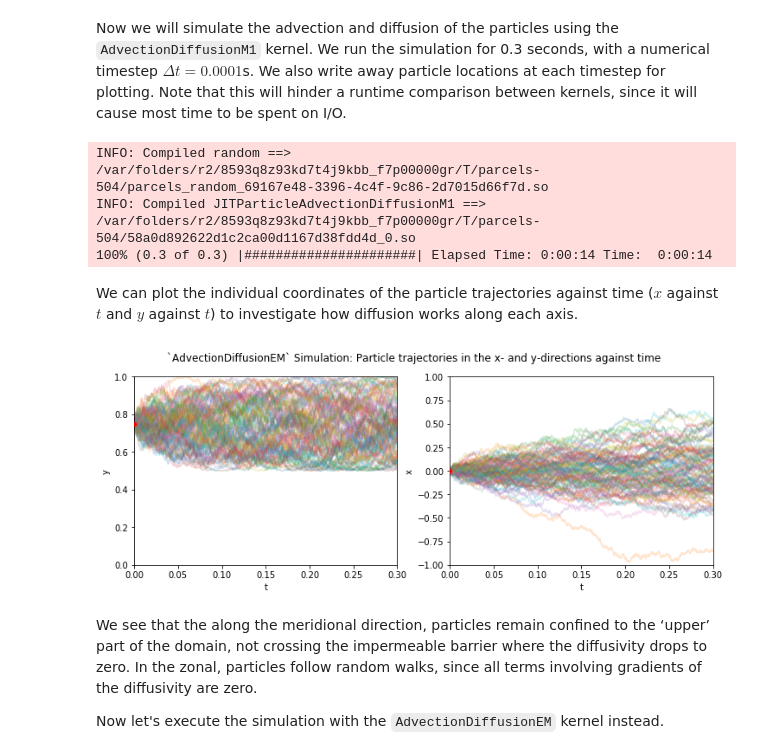
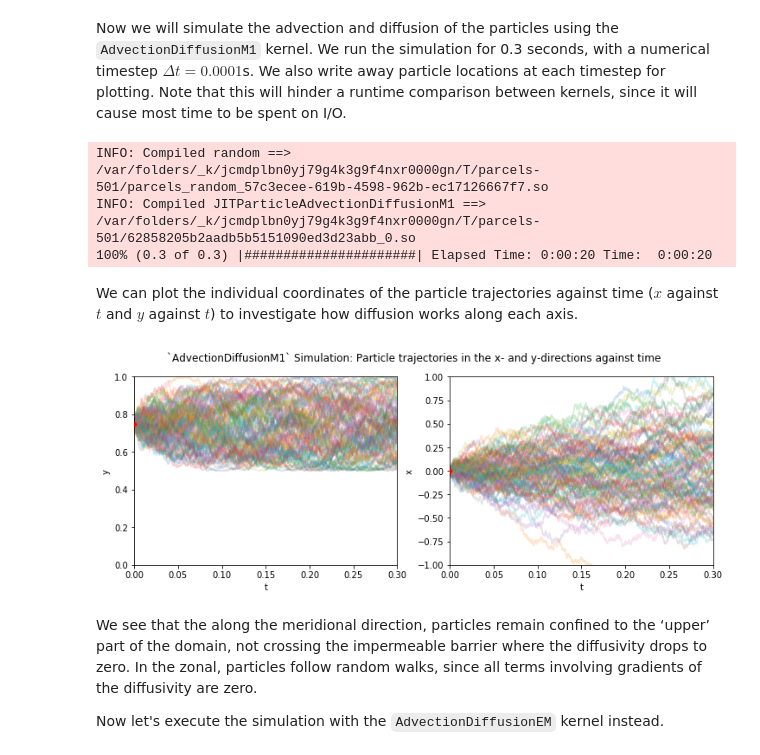
Before and after one commit to OceanParcels/Parcels, a Jupyter notebook: parcels/examples/tutorial_diffusion.ipynb, the cells around one changed output. Saved outputs shown, nothing was run; the diff lists cells and outputs as text; code cells hidden in the pictures.

Commit message:
minor plotting fixes

```diff
--- a/parcels/examples/tutorial_diffusion.ipynb
+++ b/parcels/examples/tutorial_diffusion.ipynb
@@ -89,7 +89,7 @@ from parcels import rng as random
 from parcels import (FieldSet, ParticleSet, JITParticle,
                      DiffusionUniformKh, AdvectionDiffusionM1, AdvectionDiffusionEM)
 # %%
-K_bar = 0.1   # Average diffusivity
+K_bar = 0.25   # Average diffusivity
 alpha = 1.    # Profile steepness
 L = 1.        # Basin scale
 Ny = 103      # Number of grid cells in y_direction (101 +2, one level above and one below, where fields are set to zero)
@@ -154,9 +154,9 @@ testParticles.execute(AdvectionDiffusionM1,
                       verbose_progress=True)
 output_file.close()  # to write the output to a netCDF file, since `output_file` does not close automatically when using notebooks
 # %% [output]
-INFO: Compiled random ==> /var/folders/r2/8593q8z93kd7t4j9kbb_f7p00000gr/T/parcels-504/parcels_random_69167e48-3396-4c4f-9c86-2d7015d66f7d.so
-INFO: Compiled JITParticleAdvectionDiffusionM1 ==> /var/folders/r2/8593q8z93kd7t4j9kbb_f7p00000gr/T/parcels-504/58a0d892622d1c2ca00d1167d38fdd4d_0.so
-100% (0.3 of 0.3) |######################| Elapsed Time: 0:00:14 Time:  0:00:14
+INFO: Compiled random ==> /var/folders/_k/jcmdplbn0yj79g4k3g9f4nxr0000gn/T/parcels-501/parcels_random_57c3ecee-619b-4598-962b-ec17126667f7.so
+INFO: Compiled JITParticleAdvectionDiffusionM1 ==> /var/folders/_k/jcmdplbn0yj79g4k3g9f4nxr0000gn/T/parcels-501/62858205b2aadb5b5151090ed3d23abb_0.so
+100% (0.3 of 0.3) |######################| Elapsed Time: 0:00:20 Time:  0:00:20
 # %%
 M1_out = xr.open_dataset("M1_out.nc")
 # %% [markdown]
@@ -164,19 +164,19 @@ We can plot the individual coordinates of the particle trajectories against time
 # %%
 fig, ax = plt.subplots(1, 2)
 fig.set_figwidth(12)
 
 for data, ai, dim, ystart, ylim in zip([M1_out.lat, M1_out.lon], ax, ('y', 'x'), (0.75, 0), [(0, 1), (-1, 1)]):
     ai.plot(np.arange(0, 0.3002, 0.0001), data.T, alpha=0.2)
     ai.scatter(0, ystart, s=20, c='r', zorder=3)
     ai.set_xlabel("t")
     ai.set_ylabel(dim)
     ai.set_xlim(0, 0.3)
     ai.set_ylim(ylim)
 
-fig.suptitle("`AdvectionDiffusionEM` Simulation: Particle trajectories in the x- and y-directions against time")
+fig.suptitle("`AdvectionDiffusionM1` Simulation: Particle trajectories in the x- and y-directions against time")
 plt.show()
 # %% [output]
-[figure, old version]
+[figure, new version]
 # %% [markdown]
 We see that the along the meridional direction, particles remain confined to the ‘upper’ part of the domain, not crossing the impermeable barrier where the diffusivity drops to zero. In the zonal, particles follow random walks, since all terms involving gradients of the diffusivity are zero.
 
```
Also changed, not shown: parts of 5 cells of this notebook.
